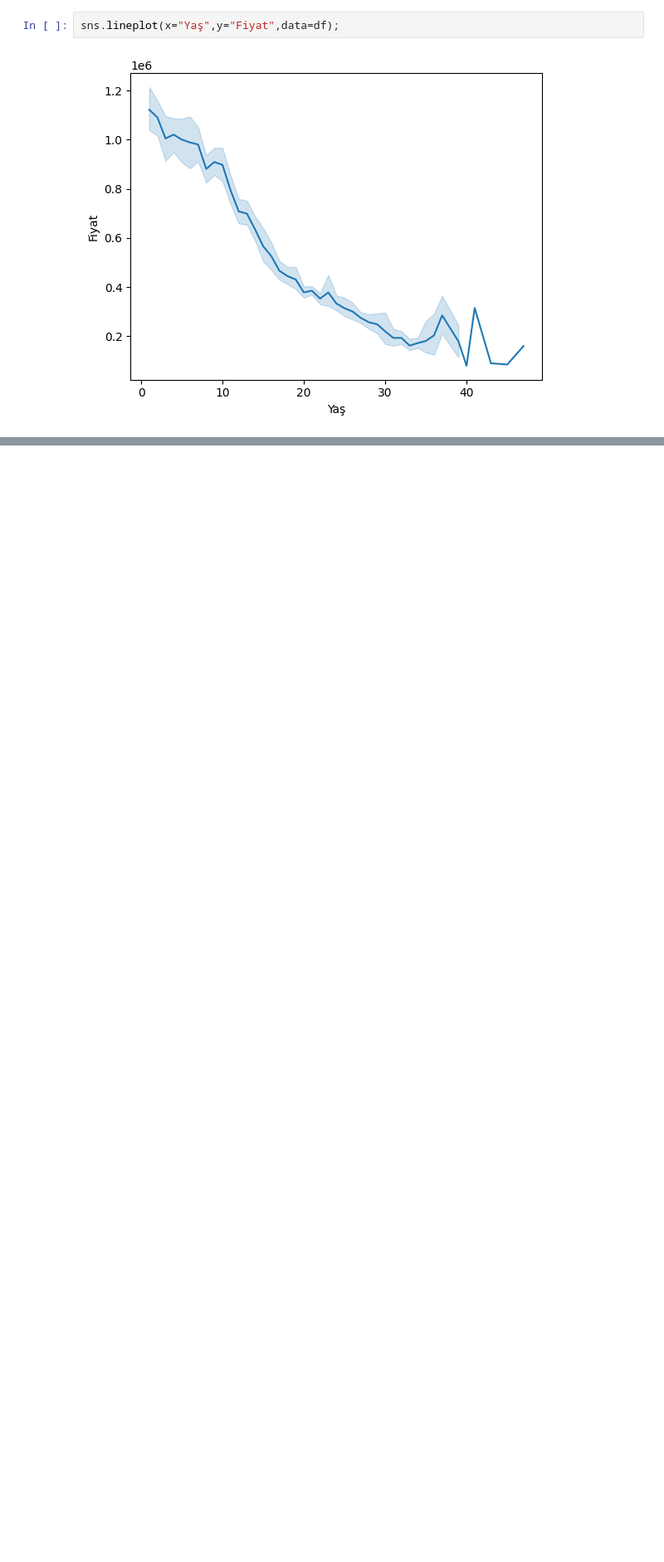
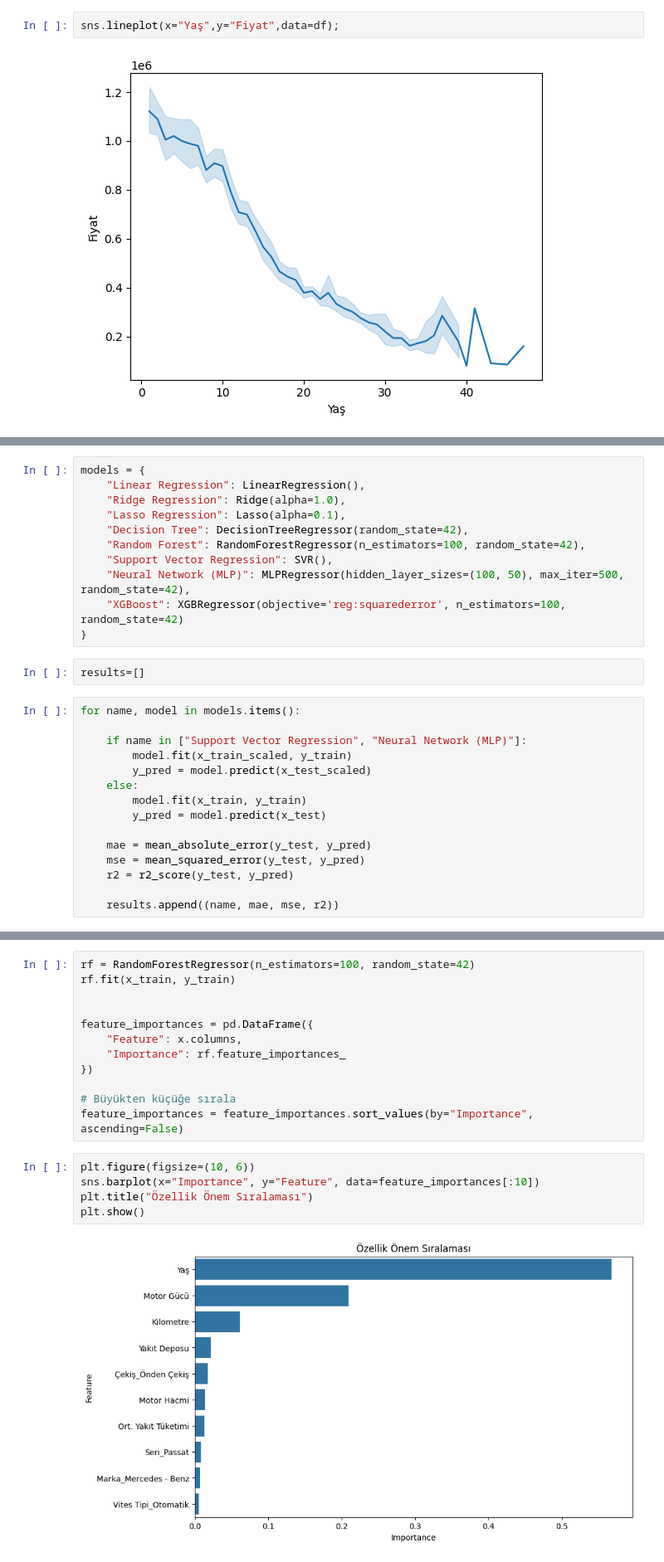
Before and after one commit to OnurFidan35/Car-Price-Prediction, a Jupyter notebook: sec.ipynb, the cells around one changed output, grey strips where cells are left out. Shown at 83% size. Saved outputs shown, nothing was run; the diff lists cells and outputs as text; blank space fills up the shorter version.

Commit message:
Model Training

```diff
--- a/sec.ipynb
+++ b/sec.ipynb
@@ -1570,0 +1637,28 @@ sns.lineplot(x="Yaş",y="Fiyat",data=df);
+# %%
+models = {
+    "Linear Regression": LinearRegression(),
+    "Ridge Regression": Ridge(alpha=1.0),
+    "Lasso Regression": Lasso(alpha=0.1),
+    "Decision Tree": DecisionTreeRegressor(random_state=42),
+    "Random Forest": RandomForestRegressor(n_estimators=100, random_state=42),
+    "Support Vector Regression": SVR(),
+    "Neural Network (MLP)": MLPRegressor(hidden_layer_sizes=(100, 50), max_iter=500, random_state=42),
+    "XGBoost": XGBRegressor(objective='reg:squarederror', n_estimators=100, random_state=42)
+}
+# %%
+results=[]
+# %%
+for name, model in models.items():
+
+    if name in ["Support Vector Regression", "Neural Network (MLP)"]:
+        model.fit(x_train_scaled, y_train)
+        y_pred = model.predict(x_test_scaled)
+    else:
+        model.fit(x_train, y_train)
+        y_pred = model.predict(x_test)
+
+    mae = mean_absolute_error(y_test, y_pred)
+    mse = mean_squared_error(y_test, y_pred)
+    r2 = r2_score(y_test, y_pred)
+
+    results.append((name, mae, mse, r2))
@@ -1570,0 +1683,19 @@ sns.lineplot(x="Yaş",y="Fiyat",data=df);
+# %%
+rf = RandomForestRegressor(n_estimators=100, random_state=42)
+rf.fit(x_train, y_train)
+
+
+feature_importances = pd.DataFrame({
+    "Feature": x.columns,
+    "Importance": rf.feature_importances_
+})
+
+# Büyükten küçüğe sırala
+feature_importances = feature_importances.sort_values(by="Importance", ascending=False)
+# %%
+plt.figure(figsize=(10, 6))
+sns.barplot(x="Importance", y="Feature", data=feature_importances[:10])
+plt.title("Özellik Önem Sıralaması")
+plt.show()
+# %% [output]
+[figure, added]
```
Also changed, not shown: parts of 20 cells of this notebook.
